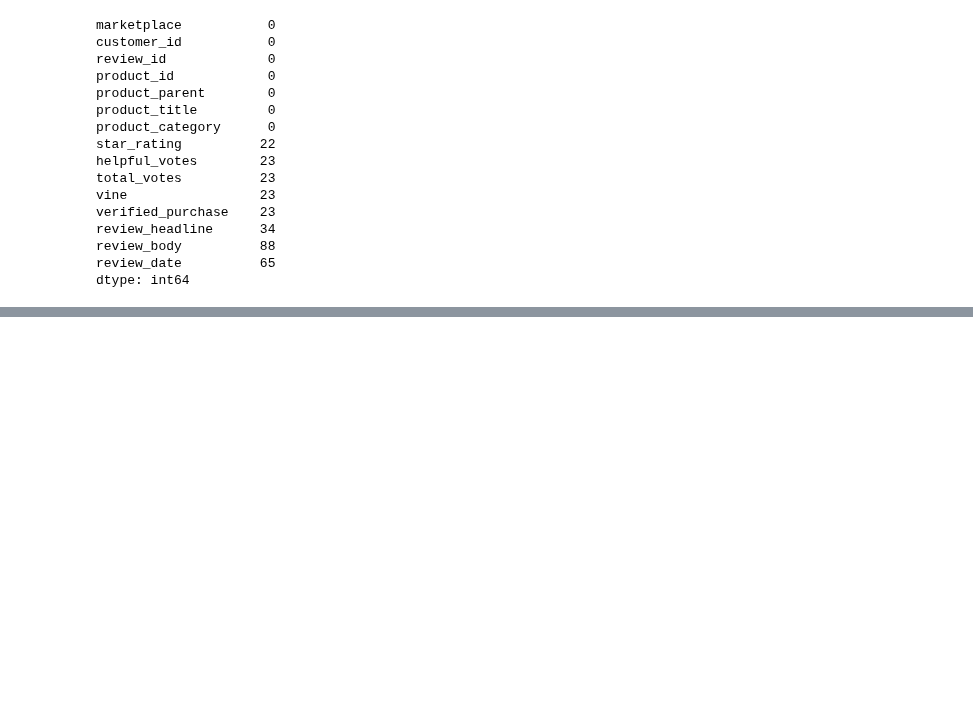
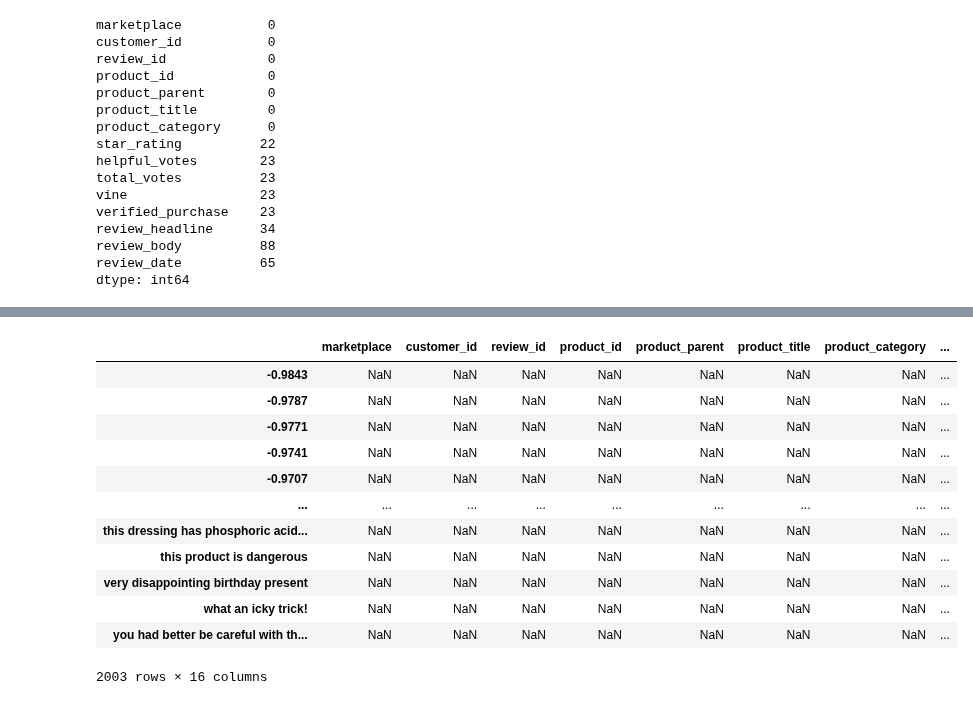
Before and after one commit to Yepadee/ads-cwk, a Jupyter notebook: sentiment.ipynb, the cells around one changed output, grey strips where cells are left out. Drawn from its saved outputs; the diff is of its cells as text; code cells hidden in the pictures; blank space fills up the shorter version.

```diff
--- a/sentiment.ipynb
+++ b/sentiment.ipynb
@@ -165,0 +289,16 @@ negative_rows.head(n=8)
+# %%
+negative_rows.apply(pd.value_counts)
+# %% [output]
+|  | marketplace | customer_id | review_id | product_id | product_parent | product_title | product_category | ... |
+| -0.9843 | NaN | NaN | NaN | NaN | NaN | NaN | NaN | ... |
+| -0.9787 | NaN | NaN | NaN | NaN | NaN | NaN | NaN | ... |
+| -0.9771 | NaN | NaN | NaN | NaN | NaN | NaN | NaN | ... |
+| -0.9741 | NaN | NaN | NaN | NaN | NaN | NaN | NaN | ... |
+| -0.9707 | NaN | NaN | NaN | NaN | NaN | NaN | NaN | ... |
+| ... | ... | ... | ... | ... | ... | ... | ... | ... |
+| this dressing has phosphoric acid... | NaN | NaN | NaN | NaN | NaN | NaN | NaN | ... |
+| this product is dangerous | NaN | NaN | NaN | NaN | NaN | NaN | NaN | ... |
+| very disappointing birthday present | NaN | NaN | NaN | NaN | NaN | NaN | NaN | ... |
+| what an icky trick! | NaN | NaN | NaN | NaN | NaN | NaN | NaN | ... |
+| you had better be careful with th... | NaN | NaN | NaN | NaN | NaN | NaN | NaN | ... |
+2003 rows × 16 columns
```
Also changed, not shown: parts of 28 cells of this notebook.
